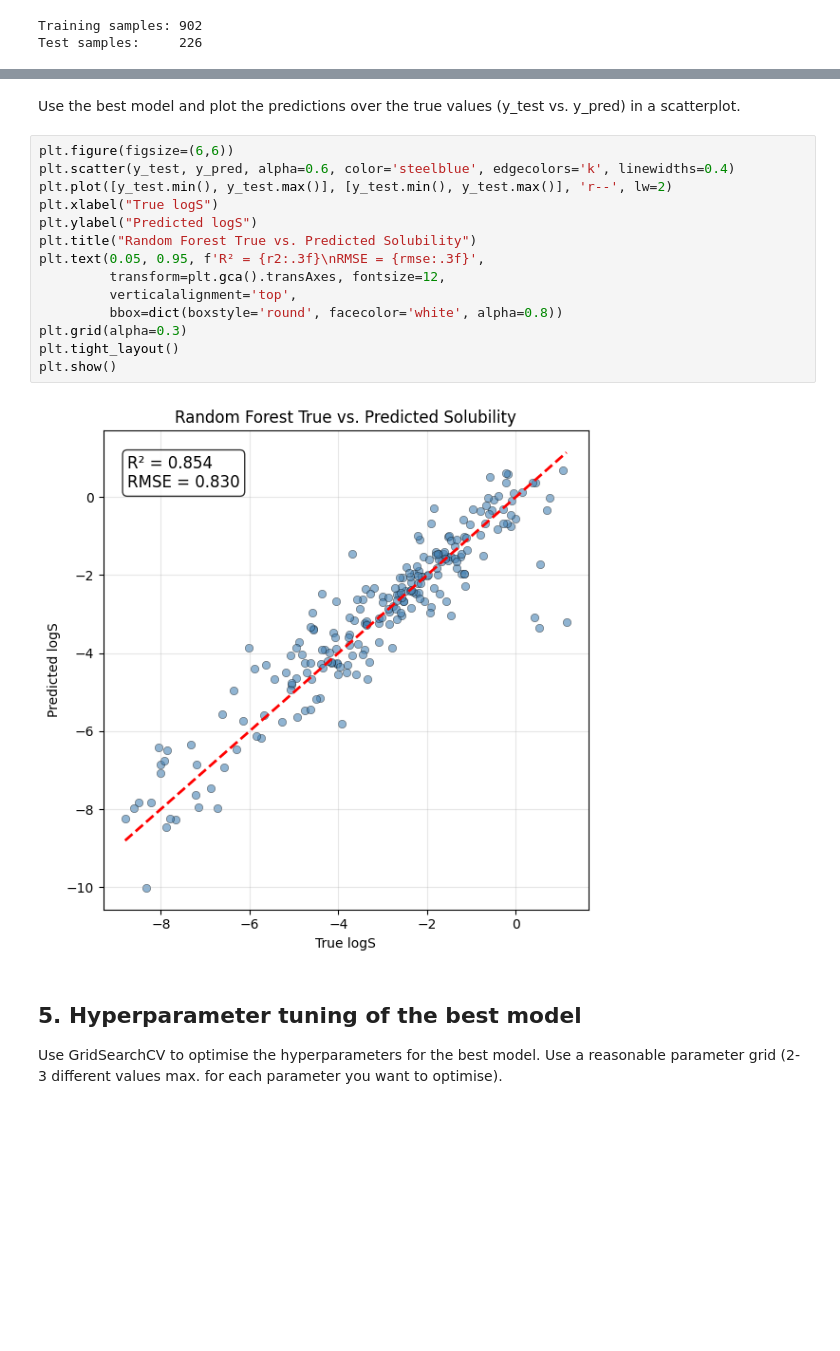
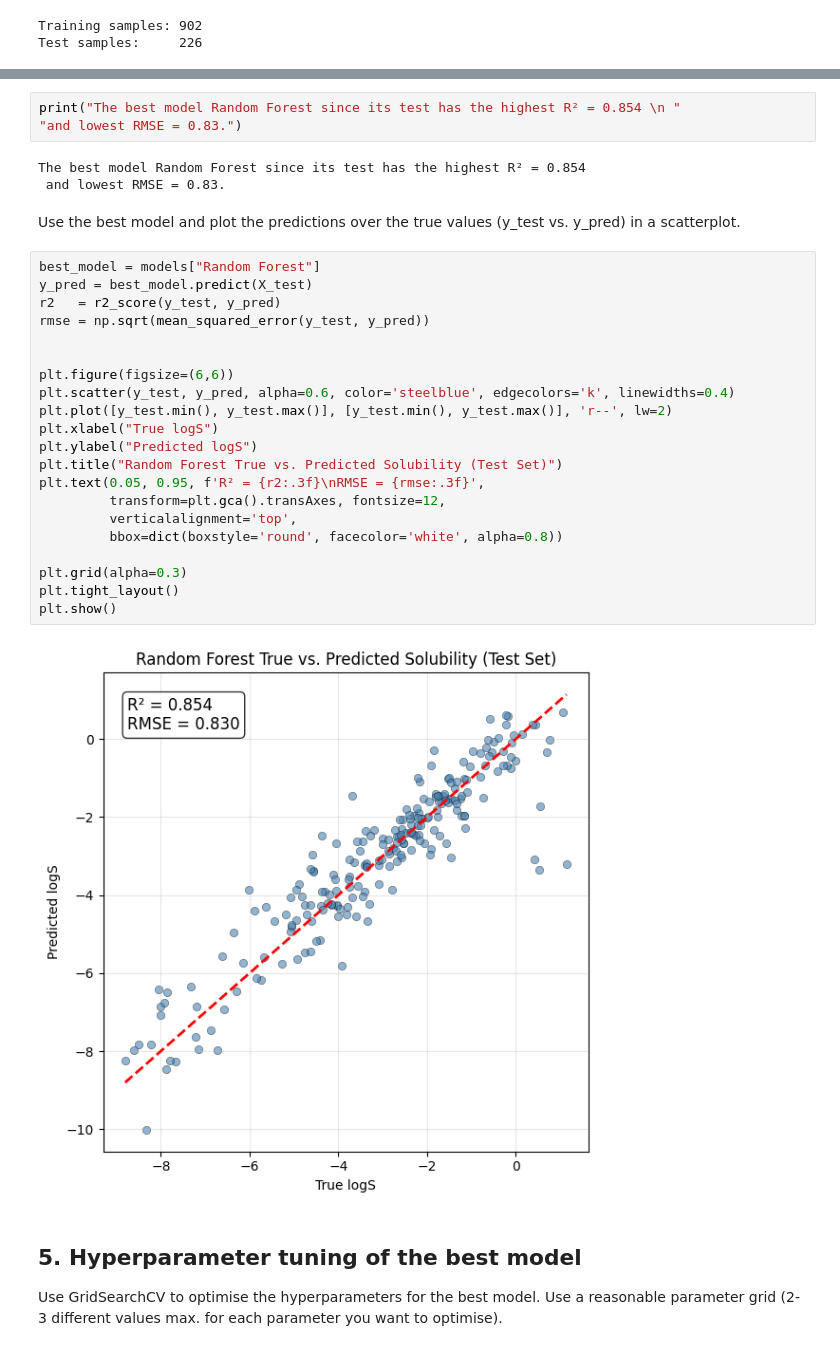
Before and after one commit to Hassan-Haydar/DSA104, a Jupyter notebook: assignments/assignment01/1B_Regression.ipynb, the cells around one changed output, grey strips where cells are left out. Cells and saved outputs as stored; diff of their text form; blank space fills up the shorter version.

```diff
--- a/assignments/assignment01/1B_Regression.ipynb
+++ b/assignments/assignment01/1B_Regression.ipynb
@@ -172,21 +173,34 @@ pd.DataFrame(results)
+# %%
+print("The best model Random Forest since its test has the highest R² = 0.854 \n "
+"and lowest RMSE = 0.83.")
+# %% [output]
+The best model Random Forest since its test has the highest R² = 0.854
+ and lowest RMSE = 0.83.
 # %% [markdown]
 Use the best model and plot the predictions over the true values (y_test vs. y_pred) in a scatterplot.
 # %%
+best_model = models["Random Forest"]
+y_pred = best_model.predict(X_test)
+r2   = r2_score(y_test, y_pred)
+rmse = np.sqrt(mean_squared_error(y_test, y_pred))
+
+
 plt.figure(figsize=(6,6))
 plt.scatter(y_test, y_pred, alpha=0.6, color='steelblue', edgecolors='k', linewidths=0.4)
 plt.plot([y_test.min(), y_test.max()], [y_test.min(), y_test.max()], 'r--', lw=2)
 plt.xlabel("True logS")
 plt.ylabel("Predicted logS")
-plt.title("Random Forest True vs. Predicted Solubility")
+plt.title("Random Forest True vs. Predicted Solubility (Test Set)")
 plt.text(0.05, 0.95, f'R² = {r2:.3f}\nRMSE = {rmse:.3f}',
          transform=plt.gca().transAxes, fontsize=12,
          verticalalignment='top',
          bbox=dict(boxstyle='round', facecolor='white', alpha=0.8))
+
 plt.grid(alpha=0.3)
 plt.tight_layout()
 plt.show()
 # %% [output]
-[figure, old version]
+[figure, new version]
 # %% [markdown]
 ## 5. Hyperparameter tuning of the best model
 Use GridSearchCV to optimise the hyperparameters for the best model. Use a reasonable parameter grid (2-3 different values max. for each parameter you want to optimise).
```
Also changed, not shown: parts of 6 cells of this notebook, 1 other file.
